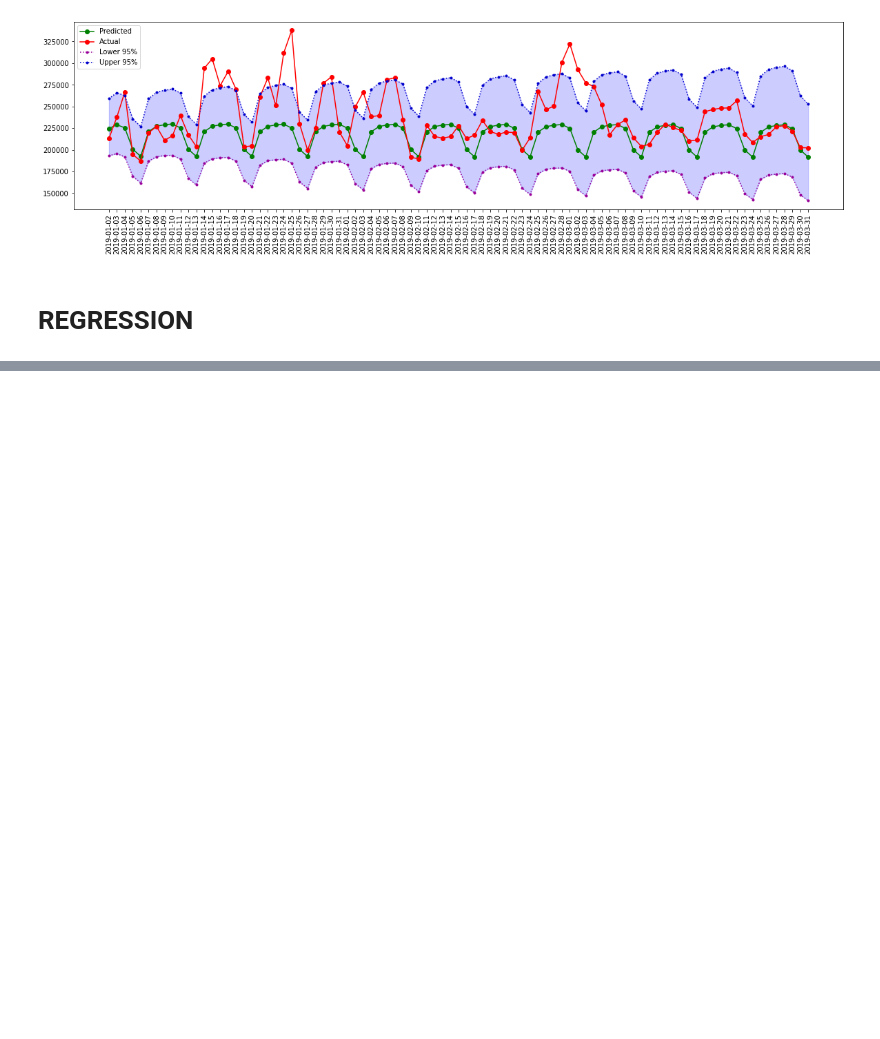
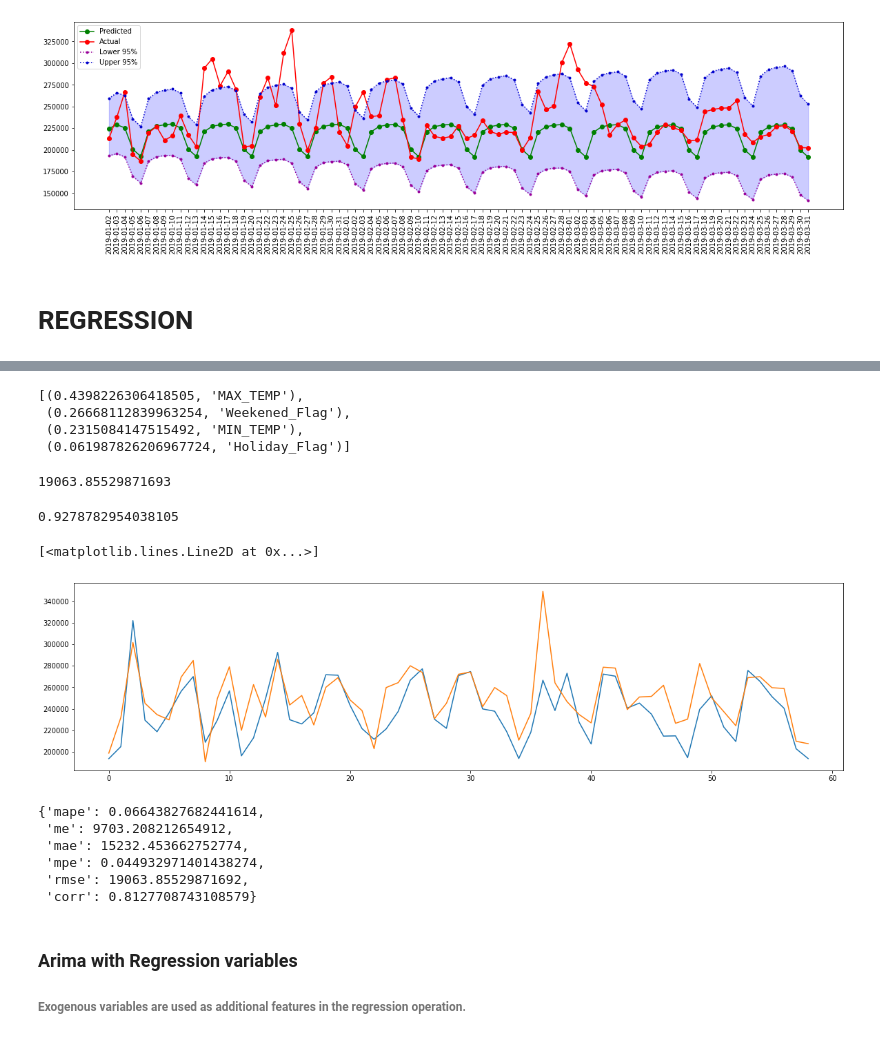
Before and after one commit to RammySekham/data--to-ml-pipeline, a Jupyter notebook: model.ipynb, the cells around one changed output, grey strips where cells are left out. Saved outputs shown, nothing was run; the diff lists cells and outputs as text; code cells hidden in the pictures; blank space fills up the shorter version.

Commit message:
added new models

```diff
--- a/model.ipynb
+++ b/model.ipynb
@@ -256,0 +248,3 @@ with open('sarima.pkl', 'wb') as pkl:
+# %%
+X_train, Y_train = preprocess(df)
+X_test, Y_test = preprocess(df2)
@@ -256,0 +278,6 @@ with open('sarima.pkl', 'wb') as pkl:
+# %%
+## There is slight improvement in the rmse
+## We can try ensemble methods
+from sklearn.ensemble import RandomForestRegressor
+forest_reg = RandomForestRegressor()
+model = forest_reg.fit(X_train, Y_train)
@@ -256,0 +292,11 @@ with open('sarima.pkl', 'wb') as pkl:
+# %%
+## There is improvement using random forest
+## Let us use grid search to optimize the model
+param_grid = [
+    {'n_estimators': [3, 7], 'max_features':[2, 3, 4]},
+    {'bootstrap':[False], 'n_estimators':[3, 10], 'max_features':[1, 2, 3, 4]},
+]
+grid_search = GridSearchCV(forest_reg, param_grid, cv=10,
+                          scoring = 'neg_mean_squared_error',
+                          return_train_score= True)
+grid_search.fit(X_train, Y_train)
@@ -256,0 +339,37 @@ with open('sarima.pkl', 'wb') as pkl:
+# %%
+cols = ["MAX_TEMP", "MIN_TEMP", "Holiday_Flag", "Weekened_Flag"]
+sorted(zip(feature_importances, cols), reverse=True)
+# %% [output]
+[(0.4398226306418505, 'MAX_TEMP'),
+ (0.26668112839963254, 'Weekened_Flag'),
+ (0.2315084147515492, 'MIN_TEMP'),
+ (0.061987826206967724, 'Holiday_Flag')]
+# %%
+model = grid_search.best_estimator_
+# %%
+rmse_score(X_test,Y_test)
+# %% [output]
+19063.85529871693
+# %%
+model.score(X_train, Y_train)
+# %% [output]
+0.9278782954038105
+# %%
+plt.figure(figsize=(20,5))
+plt.plot(Y_test[0:59])
+plt.plot(model.predict(X_test)[0:59])
+# %% [output]
+[<matplotlib.lines.Line2D at 0x...>]
+[figure, added]
+# %%
+forecast_accuracy(model.predict(X_test), Y_test)
+# %% [output]
+{'mape': 0.06643827682441614,
+ 'me': 9703.208212654912,
+ 'mae': 15232.453662752774,
+ 'mpe': 0.044932971401438274,
+ 'rmse': 19063.85529871692,
+ 'corr': 0.8127708743108579}
+# %% [markdown]
+### Arima with Regression variables
+######  Exogenous variables are used as additional features in the regression operation.
```
Also changed, not shown: parts of 28 cells of this notebook, 5 other files.
